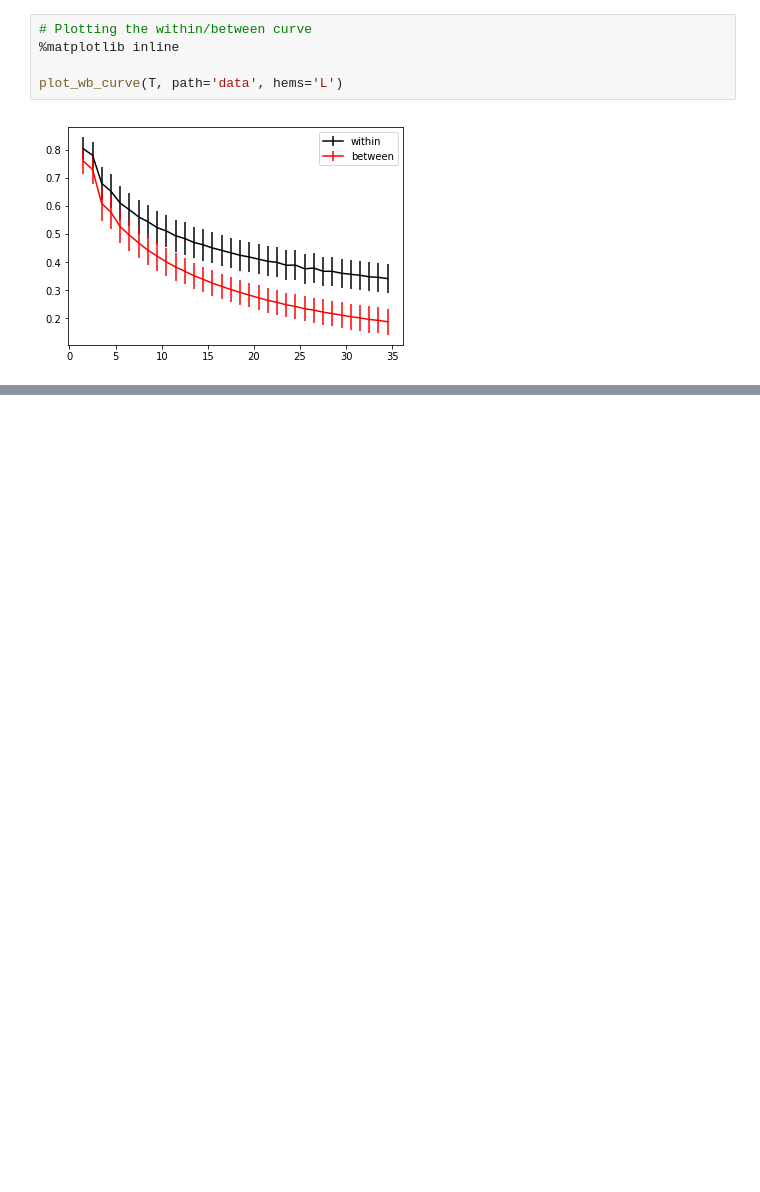
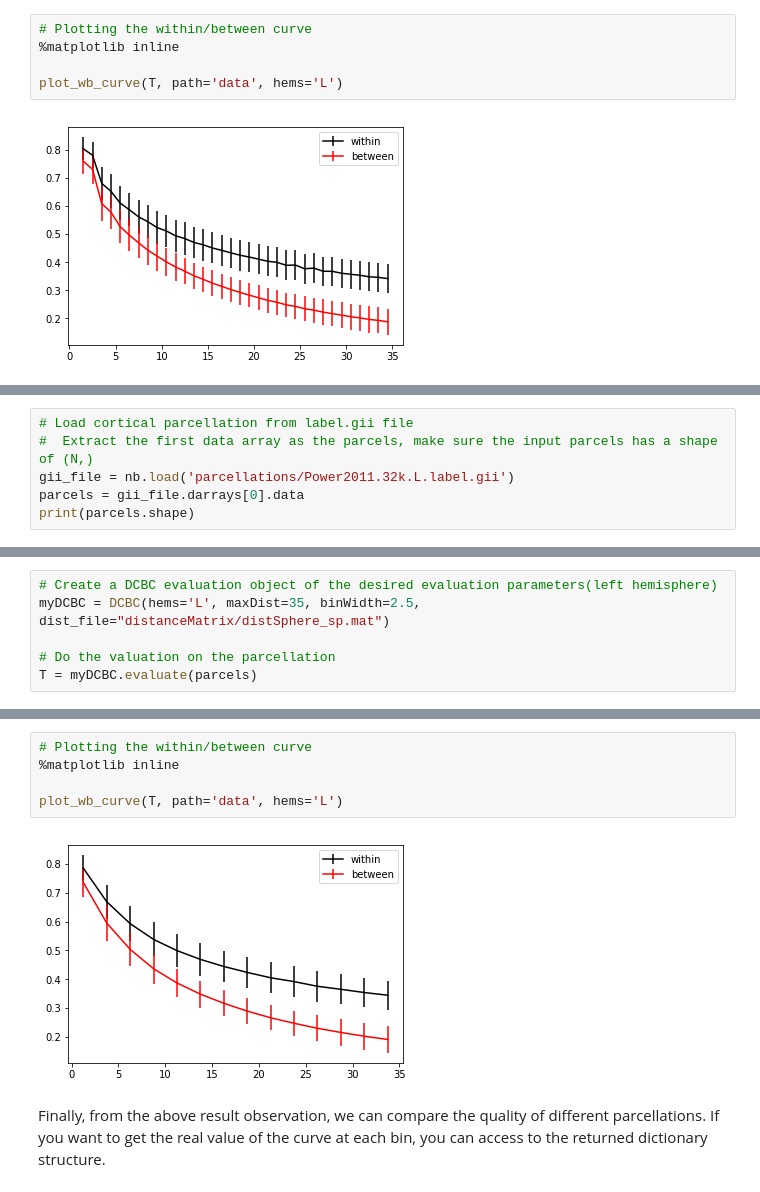
Before and after one commit to DiedrichsenLab/DCBC, a Jupyter notebook: sample.ipynb, the cells around one changed output, grey strips where cells are left out. Drawn from its saved outputs; the diff is of its cells as text; blank space fills up the shorter version.

```diff
--- a/sample.ipynb
+++ b/sample.ipynb
@@ -74,0 +129,6 @@ plot_wb_curve(T, path='data', hems='L')
+# %%
+# Load cortical parcellation from label.gii file
+#  Extract the first data array as the parcels, make sure the input parcels has a shape of (N,)
+gii_file = nb.load('parcellations/Power2011.32k.L.label.gii')
+parcels = gii_file.darrays[0].data
+print(parcels.shape)
@@ -74,0 +167,6 @@ plot_wb_curve(T, path='data', hems='L')
+# %%
+# Create a DCBC evaluation object of the desired evaluation parameters(left hemisphere)
+myDCBC = DCBC(hems='L', maxDist=35, binWidth=2.5, dist_file="distanceMatrix/distSphere_sp.mat")
+
+# Do the valuation on the parcellation
+T = myDCBC.evaluate(parcels)
@@ -74,0 +195,9 @@ plot_wb_curve(T, path='data', hems='L')
+# %%
+# Plotting the within/between curve
+%matplotlib inline
+
+plot_wb_curve(T, path='data', hems='L')
+# %% [output]
+[figure, added]
+# %% [markdown]
+Finally, from the above result observation, we can compare the quality of different parcellations. If you want to get the real value of the curve at each bin, you can access to the returned dictionary structure.
```
Also changed, not shown: parts of 15 cells of this notebook, 6 other files.
